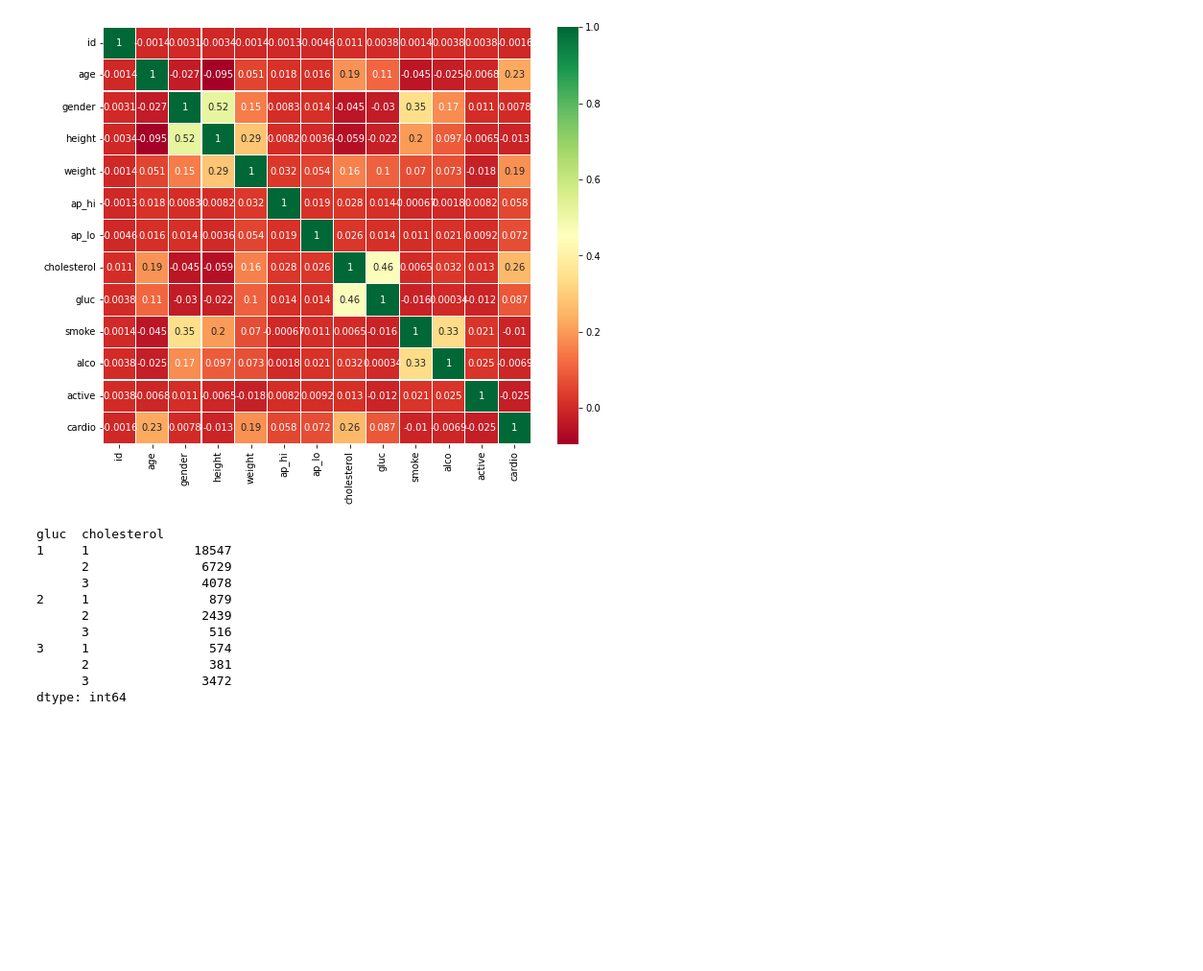
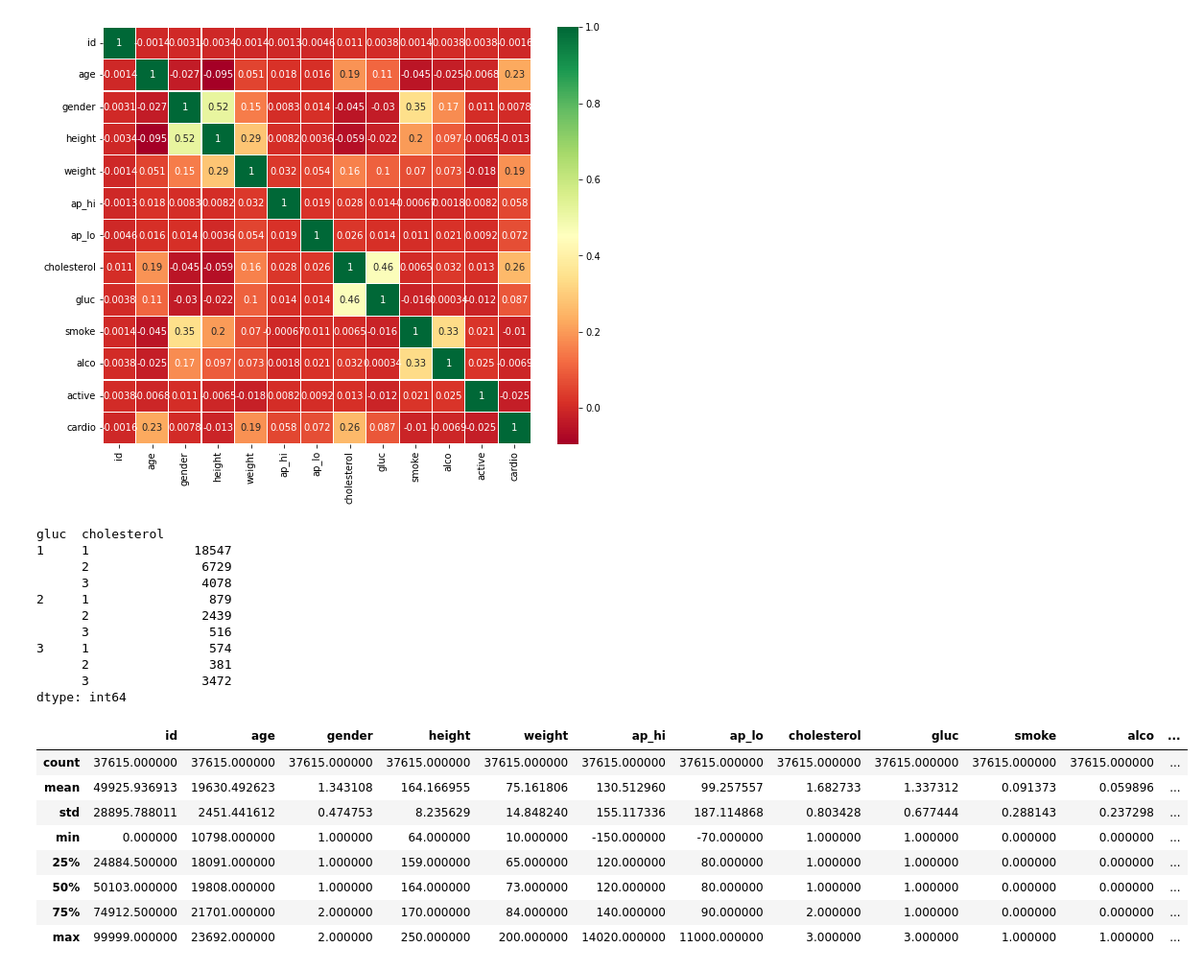
Before and after one commit to vinuri-g/ML_Assignment2_IT19113982_IT19143200_IT19165394_IT19173200, a Jupyter notebook: cholesterol_prediction.ipynb, the cells around one changed output. Shown: that part at 96% size. Saved outputs shown, nothing was run; the diff lists cells and outputs as text; code cells hidden in the pictures; blank space fills up the shorter version.

Commit message:
Find calorie intake

```diff
--- a/cholesterol_prediction.ipynb
+++ b/cholesterol_prediction.ipynb
@@ -110,3 +110,33 @@ gluc  cholesterol
       2                381
       3               3472
 dtype: int64
+# %%
+# Functions to calculate BMR
+
+def calculate_bmr_male(df):
+    return round(66.5 + (13.75 * df['weight']) + (5.003 * df['height']) - (6.75 * (df['age'] / 365)) ,2)
+
+def calculate_bmr_female(df):
+    return round(655.1 + (9.563 * df['weight']) + (1.850 * df['height']) - (4.676 * (df['age'] / 365)), 2)
+# %%
+# Calclate BMR and add Average Calorie Intake to the dataset
+
+normalized_df['activity_factor'] = [1.55 if x == 1 else 1.2 for x in normalized_df['active']]
+normalized_df['bmr'] = np.where(normalized_df['gender'] == 1, calculate_bmr_female(normalized_df), calculate_bmr_male(normalized_df))
+normalized_df['avg_calorie'] = round(normalized_df['bmr'] * normalized_df['activity_factor'], 2)
+# %%
+# Categorize Average Calorie Intake
+
+normalized_df['avg_cal_range'] = pd.cut(normalized_df.avg_calorie, [0,1200,1800,2500,7000], labels=[1,2,3,4], right=False)
+
+normalized_df.describe()
+# %% [output]
+|  | id | age | gender | height | weight | ap_hi | ap_lo | cholesterol | gluc | smoke | alco | ... |
+| count | 37615.000000 | 37615.000000 | 37615.000000 | 37615.000000 | 37615.000000 | 37615.000000 | 37615.000000 | 37615.000000 | 37615.000000 | 37615.000000 | 37615.000000 | ... |
+| mean | 49925.936913 | 19630.492623 | 1.343108 | 164.166955 | 75.161806 | 130.512960 | 99.257557 | 1.682733 | 1.337312 | 0.091373 | 0.059896 | ... |
+| std | 28895.788011 | 2451.441612 | 0.474753 | 8.235629 | 14.848240 | 155.117336 | 187.114868 | 0.803428 | 0.677444 | 0.288143 | 0.237298 | ... |
+| min | 0.000000 | 10798.000000 | 1.000000 | 64.000000 | 10.000000 | -150.000000 | -70.000000 | 1.000000 | 1.000000 | 0.000000 | 0.000000 | ... |
+| 25% | 24884.500000 | 18091.000000 | 1.000000 | 159.000000 | 65.000000 | 120.000000 | 80.000000 | 1.000000 | 1.000000 | 0.000000 | 0.000000 | ... |
+| 50% | 50103.000000 | 19808.000000 | 1.000000 | 164.000000 | 73.000000 | 120.000000 | 80.000000 | 1.000000 | 1.000000 | 0.000000 | 0.000000 | ... |
+| 75% | 74912.500000 | 21701.000000 | 2.000000 | 170.000000 | 84.000000 | 140.000000 | 90.000000 | 2.000000 | 1.000000 | 0.000000 | 0.000000 | ... |
+| max | 99999.000000 | 23692.000000 | 2.000000 | 250.000000 | 200.000000 | 14020.000000 | 11000.000000 | 3.000000 | 3.000000 | 1.000000 | 1.000000 | ... |
```
Also changed, not shown: parts of 1 cell of this notebook.
